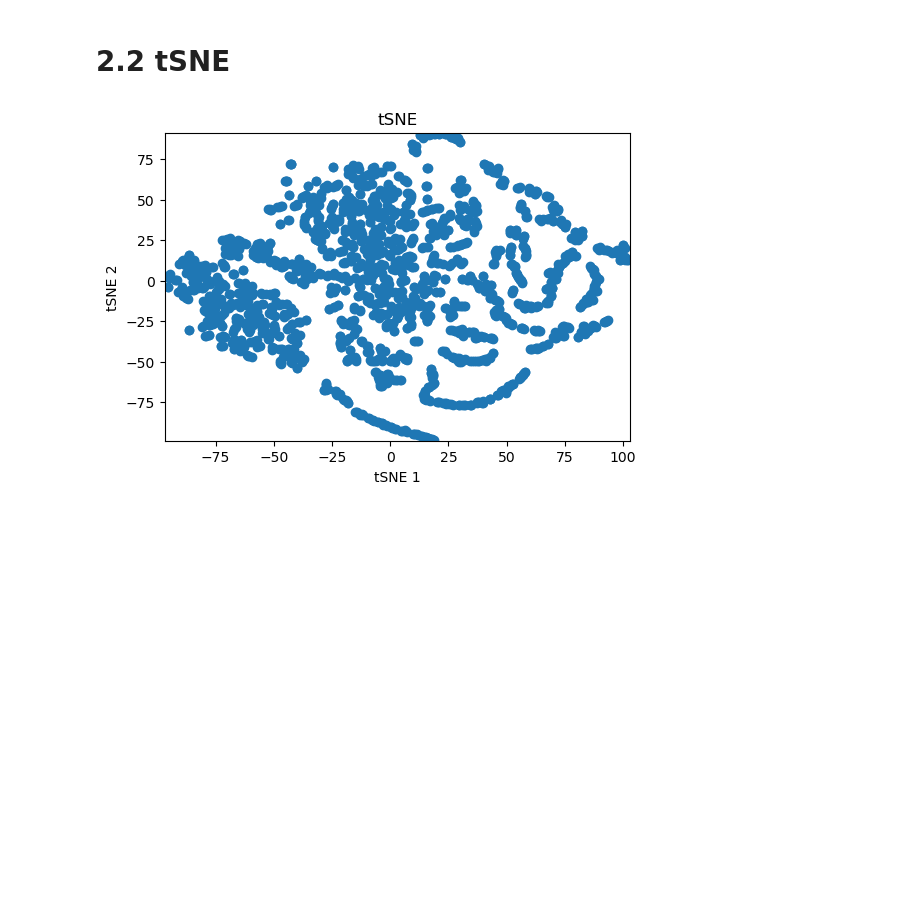
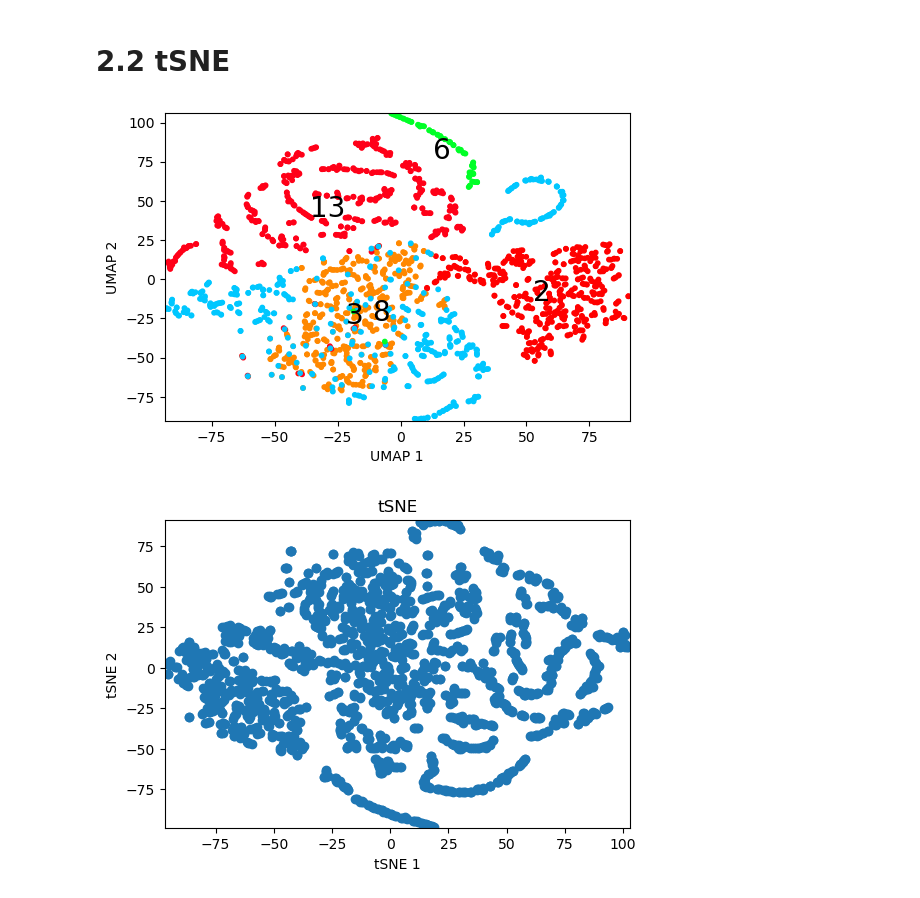
Before and after one commit to anabenitoterreros/TEPaat, a Jupyter notebook: notebooks/3.2-aat-Clustering-extended.ipynb, the cells around one changed output. Drawn from its saved outputs; the diff is of its cells as text; code cells hidden in the pictures; blank space fills up the shorter version.

```diff
--- a/notebooks/3.2-aat-Clustering-extended.ipynb
+++ b/notebooks/3.2-aat-Clustering-extended.ipynb
@@ -90,6 +90,10 @@ dreduction.plot_2D_scatter(data = pca_2D_data, type = 'PCA')
 # 2.2 tSNE
 # %%
 tsne_2D_data = dreduction.fit_tSNE(perplexity = 5)
+# %%
+plot_2D_scatter_updated(data = tsne_2D_data, Labels = labels['label'], type = ['UMAP'])
+# %% [output]
+[figure, added]
 # %%
 dreduction.plot_2D_scatter(data = tsne_2D_data, type = 'tSNE')
 # %% [output]
```
Also changed, not shown: parts of 6 cells of this notebook, 4 other files.
